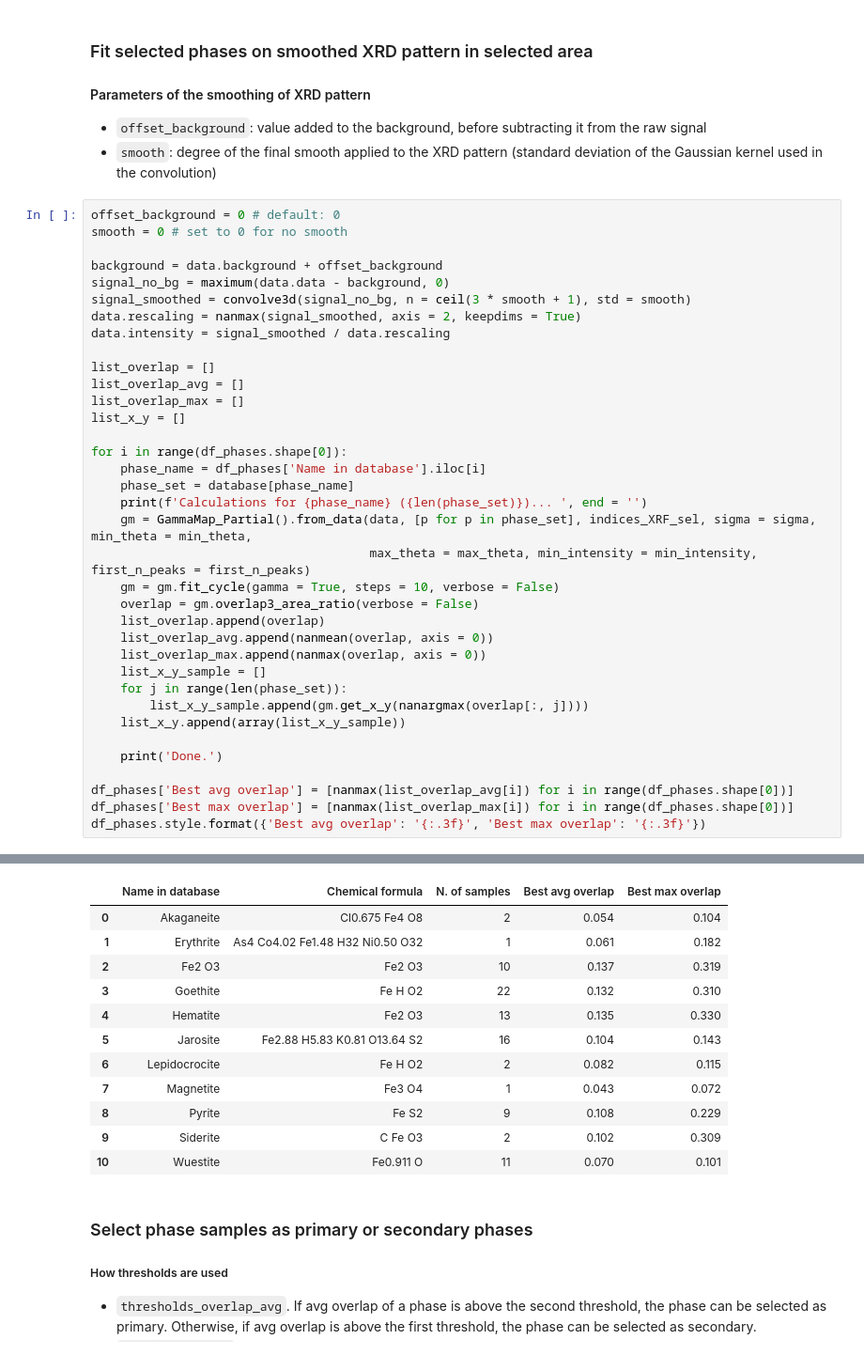
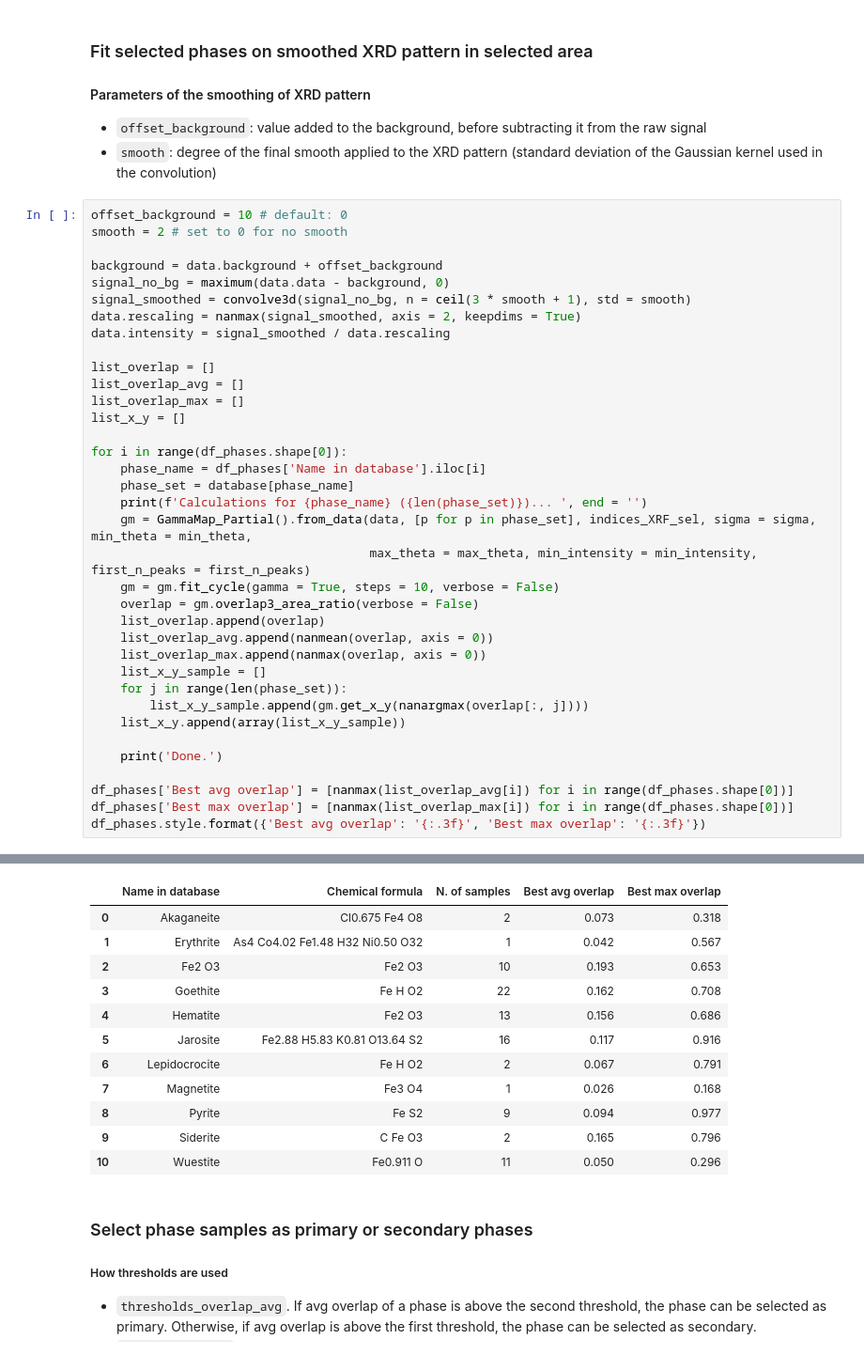
Before and after one commit to DarioZappala/XRDAnalysis, a Jupyter notebook: exploration_phases.ipynb, the cells around one changed output, grey strips where cells are left out. Shown at 94% size. Drawn from its saved outputs; the diff is of its cells as text.

```diff
--- a/exploration_phases.ipynb
+++ b/exploration_phases.ipynb
@@ -369,8 +369,8 @@ show()
 - `offset_background`: value added to the background, before subtracting it from the raw signal
 - `smooth`: degree of the final smooth applied to the XRD pattern (standard deviation of the Gaussian kernel used in the convolution)
 # %%
-offset_background = 0 # default: 0
-smooth = 0 # set to 0 for no smooth
+offset_background = 10 # default: 0
+smooth = 2 # set to 0 for no smooth
 
 background = data.background + offset_background
 signal_no_bg = maximum(data.data - background, 0)
@@ -419,15 +420,15 @@ Calculations for Wuestite (11)... Done.
 |  | Name in database | Chemical formula | N. of samples | Best avg overlap | Best max overlap |
-| 0 | Akaganeite | Cl0.675 Fe4 O8 | 2 | 0.054 | 0.104 |
-| 1 | Erythrite | As4 Co4.02 Fe1.48 H32 Ni0.50 O32 | 1 | 0.061 | 0.182 |
-| 2 | Fe2 O3 | Fe2 O3 | 10 | 0.137 | 0.319 |
-| 3 | Goethite | Fe H O2 | 22 | 0.132 | 0.310 |
-| 4 | Hematite | Fe2 O3 | 13 | 0.135 | 0.330 |
-| 5 | Jarosite | Fe2.88 H5.83 K0.81 O13.64 S2 | 16 | 0.104 | 0.143 |
-| 6 | Lepidocrocite | Fe H O2 | 2 | 0.082 | 0.115 |
-| 7 | Magnetite | Fe3 O4 | 1 | 0.043 | 0.072 |
-| 8 | Pyrite | Fe S2 | 9 | 0.108 | 0.229 |
-| 9 | Siderite | C Fe O3 | 2 | 0.102 | 0.309 |
-| 10 | Wuestite | Fe0.911 O | 11 | 0.070 | 0.101 |
+| 0 | Akaganeite | Cl0.675 Fe4 O8 | 2 | 0.073 | 0.318 |
+| 1 | Erythrite | As4 Co4.02 Fe1.48 H32 Ni0.50 O32 | 1 | 0.042 | 0.567 |
+| 2 | Fe2 O3 | Fe2 O3 | 10 | 0.193 | 0.653 |
+| 3 | Goethite | Fe H O2 | 22 | 0.162 | 0.708 |
+| 4 | Hematite | Fe2 O3 | 13 | 0.156 | 0.686 |
+| 5 | Jarosite | Fe2.88 H5.83 K0.81 O13.64 S2 | 16 | 0.117 | 0.916 |
+| 6 | Lepidocrocite | Fe H O2 | 2 | 0.067 | 0.791 |
+| 7 | Magnetite | Fe3 O4 | 1 | 0.026 | 0.168 |
+| 8 | Pyrite | Fe S2 | 9 | 0.094 | 0.977 |
+| 9 | Siderite | C Fe O3 | 2 | 0.165 | 0.796 |
+| 10 | Wuestite | Fe0.911 O | 11 | 0.050 | 0.296 |
 # %% [markdown]
 ### Select phase samples as primary or secondary phases
 
```
Also changed, not shown: parts of 8 cells of this notebook.
